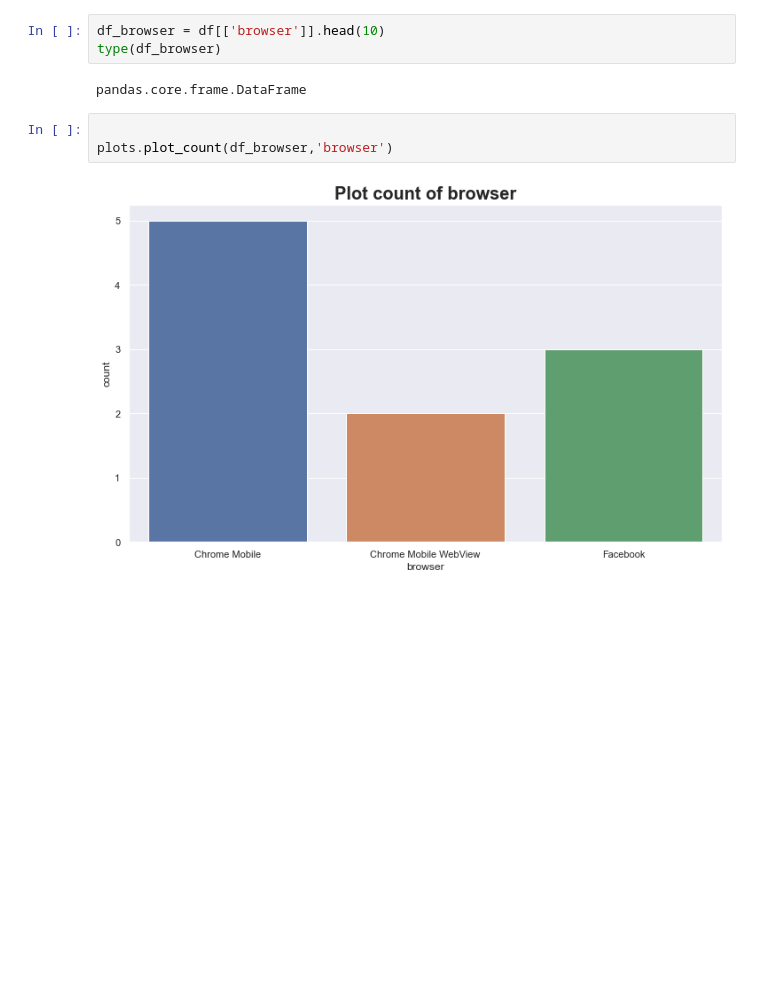
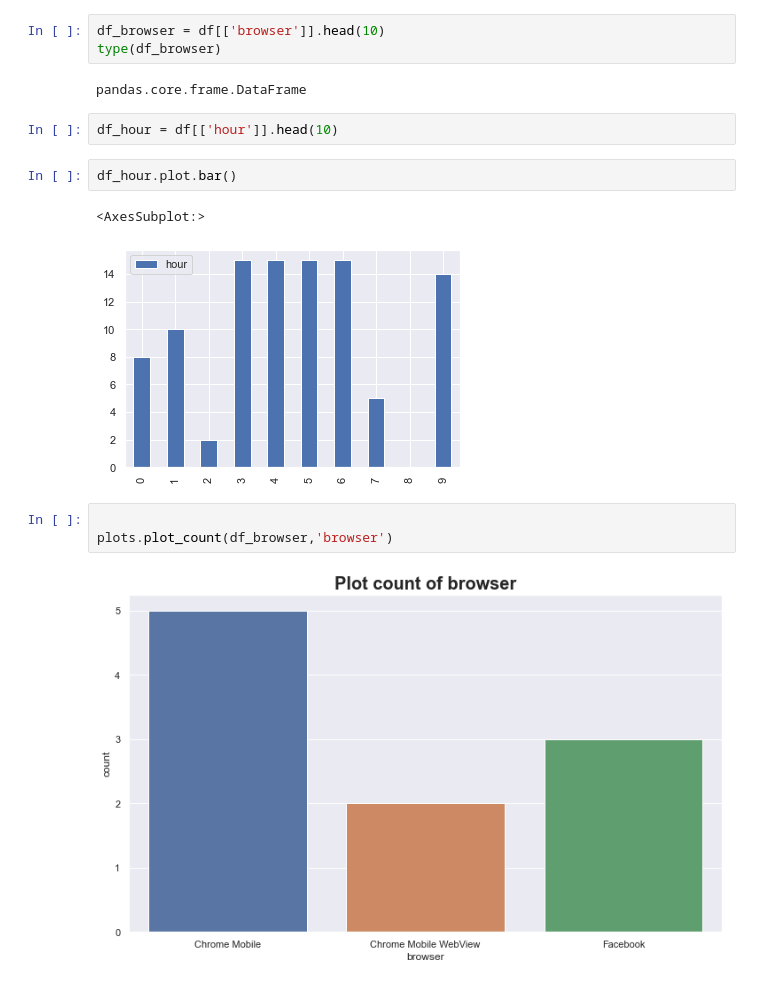
Before and after one commit to heavye/AB_Hypothesis_Testing, a Jupyter notebook: notebooks/Preprocessing .ipynb, the cells around one changed output. Drawn from its saved outputs; the diff is of its cells as text; blank space fills up the shorter version.

```diff
--- a/notebooks/Preprocessing .ipynb
+++ b/notebooks/Preprocessing .ipynb
@@ -264,6 +273,13 @@ df_browser = df[['browser']].head(10)
 type(df_browser)
 # %% [output]
 pandas.core.frame.DataFrame
+# %%
+df_hour = df[['hour']].head(10)
+# %%
+df_hour.plot.bar()
+# %% [output]
+<AxesSubplot:>
+[figure, added]
 # %%
 
 plots.plot_count(df_browser,'browser')
```
Also changed, not shown: parts of 3 cells of this notebook.
